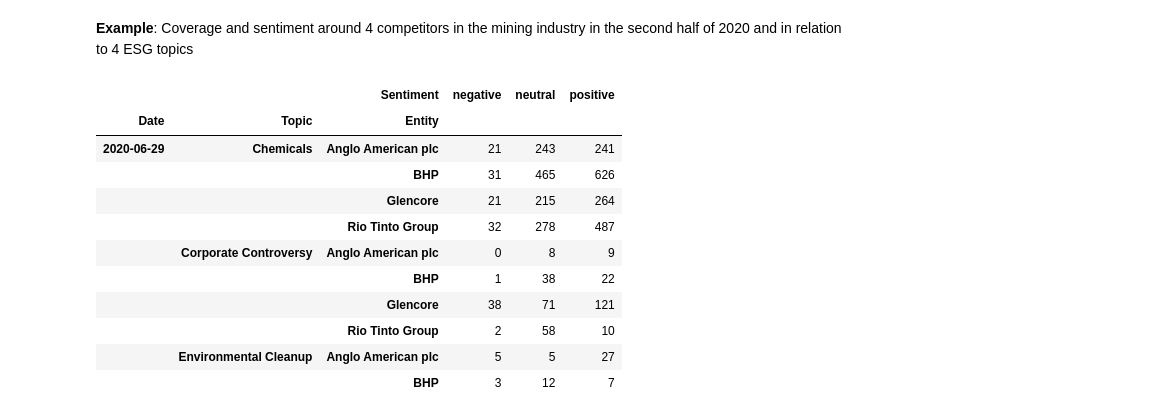
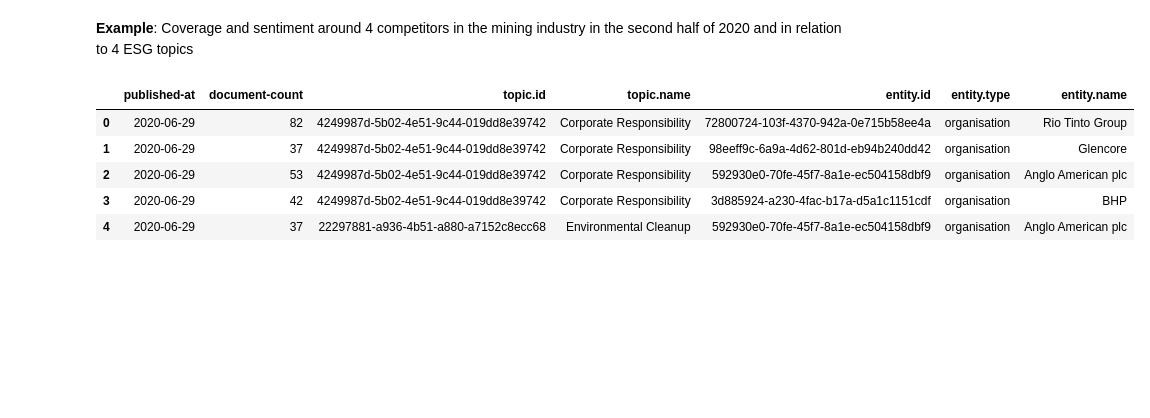
Before and after one commit to signal-ai/signal-api-tools, a Jupyter notebook: notebooks/trends_tutorial.ipynb, the cells around one changed output. Saved outputs shown, nothing was run; the diff lists cells and outputs as text; code cells hidden in the pictures; blank space fills up the shorter version.

```diff
--- a/notebooks/trends_tutorial.ipynb
+++ b/notebooks/trends_tutorial.ipynb
@@ -484,32 +502,12 @@ query = {
 }
 
 mining_companies_result = request(json=query).json()
-# %%
-df = json_normalize(mining_companies_result, 'aggregations')
-
-df = df.rename(columns={'entity.sentiment': 'Sentiment',
-                        'document-count': 'Count',
-                        'published-at': 'Date',
-                        'topic.name': 'Topic',
-                        'entity.name': 'Entity'})
-
-df = df.reindex(columns=['Date', 'Topic', 'Entity', 'Sentiment', 'Count'])
-
-df.style.set_caption('Sentiment breakdown by mining company and topic')
-
-stacked_df = df.groupby(['Date','Topic', 'Entity', 'Sentiment']).sum().unstack()
-stacked_df.columns = stacked_df.columns.droplevel(0)
-stacked_df.head(10)
-# %% [output]
-|  |  | Sentiment | negative | neutral | positive |
-| Date | Topic | Entity |  |  |  |
-| 2020-06-29 | Chemicals | Anglo American plc | 21 | 243 | 241 |
-|  |  | BHP | 31 | 465 | 626 |
-|  |  | Glencore | 21 | 215 | 264 |
-|  |  | Rio Tinto Group | 32 | 278 | 487 |
-|  | Corporate Controversy | Anglo American plc | 0 | 8 | 9 |
-|  |  | BHP | 1 | 38 | 22 |
-|  |  | Glencore | 38 | 71 | 121 |
-|  |  | Rio Tinto Group | 2 | 58 | 10 |
-|  | Environmental Cleanup | Anglo American plc | 5 | 5 | 27 |
-|  |  | BHP | 3 | 12 | 7 |
+# %%
+json_normalize(mining_companies_result, 'aggregations').head()
+# %% [output]
+|  | published-at | document-count | topic.id | topic.name | entity.id | entity.type | entity.name |
+| 0 | 2020-06-29 | 82 | 4249987d-5b02-4e51-9c44-019dd8e39742 | Corporate Responsibility | 72800724-103f-4370-942a-0e715b58ee4a | organisation | Rio Tinto Group |
+| 1 | 2020-06-29 | 37 | 4249987d-5b02-4e51-9c44-019dd8e39742 | Corporate Responsibility | 98eeff9c-6a9a-4d62-801d-eb94b240dd42 | organisation | Glencore |
+| 2 | 2020-06-29 | 53 | 4249987d-5b02-4e51-9c44-019dd8e39742 | Corporate Responsibility | 592930e0-70fe-45f7-8a1e-ec504158dbf9 | organisation | Anglo American plc |
+| 3 | 2020-06-29 | 42 | 4249987d-5b02-4e51-9c44-019dd8e39742 | Corporate Responsibility | 3d885924-a230-4fac-b17a-d5a1c1151cdf | organisation | BHP |
+| 4 | 2020-06-29 | 37 | 22297881-a936-4b51-a880-a7152c8ecc68 | Environmental Cleanup | 592930e0-70fe-45f7-8a1e-ec504158dbf9 | organisation | Anglo American plc |
```
Also changed, not shown: parts of 15 cells of this notebook.
